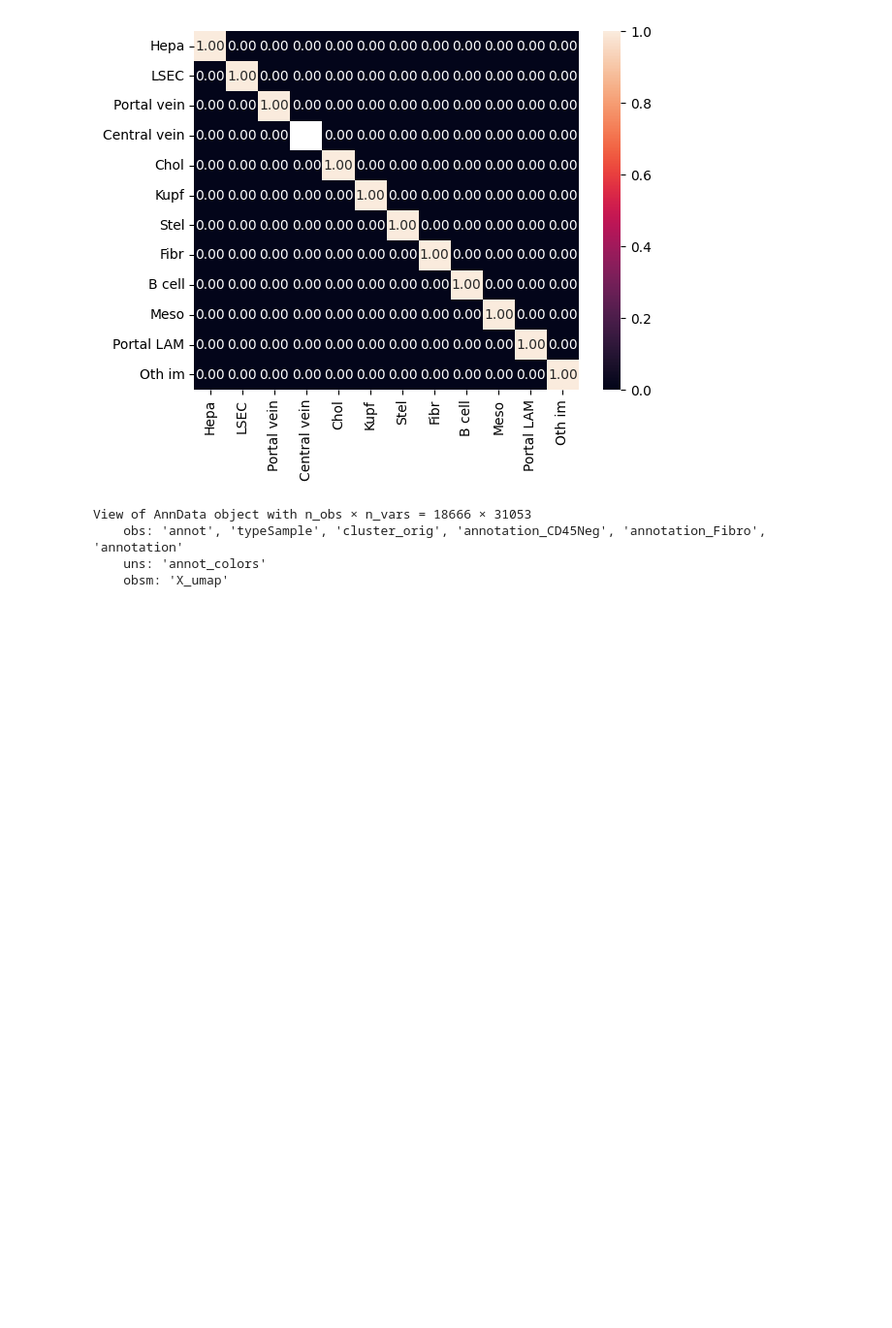
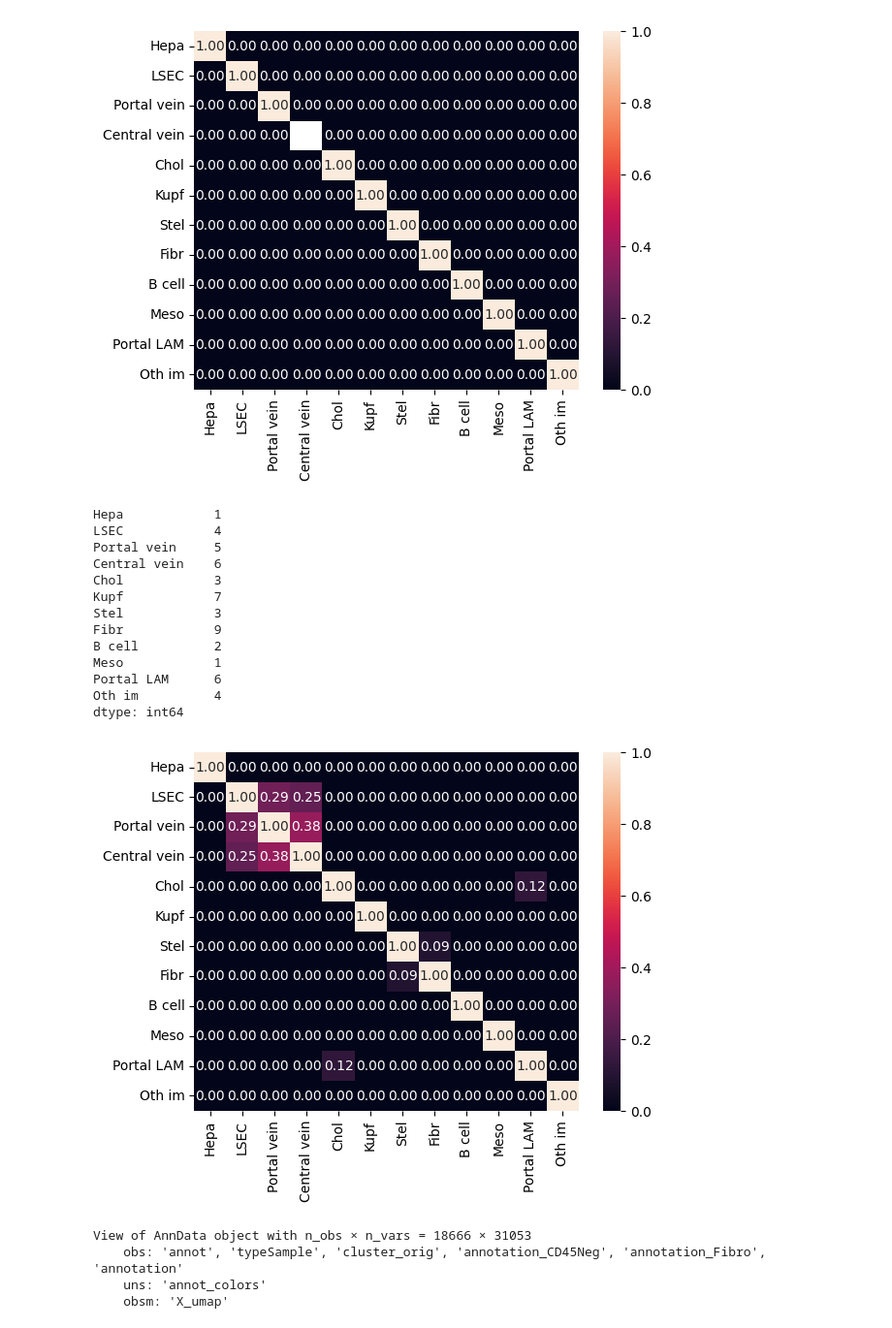
Before and after one commit to WoutVanhenden/Thesis, a Jupyter notebook: markers_annotation.ipynb, the cells around one changed output. Shown at 97% size. Drawn from its saved outputs; the diff is of its cells as text; code cells hidden in the pictures; blank space fills up the shorter version.

```diff
--- a/markers_annotation.ipynb
+++ b/markers_annotation.ipynb
@@ -182,3 +180,78 @@ dtype: float64
+# %%
+def add_DEGs_to_dict(dictionary, cell_type, sheet_name, path_mg):
+    markers = pd.read_excel(path_mg, sheet_name=sheet_name, index_col=0)
+    markers = markers.index.to_list()
+    for gene in markers:
+        if gene not in dictionary[cell_type]:
+            dictionary[cell_type].append(gene)
+# %%
+# create marker gene list based on DEGs Atlas
+cell_types = ['Hepa','LSEC','Portal vein','Central vein','Chol','Kupf','Stel','Fibr','B cell','Meso','Portal LAM','Oth im']
+atlas_ct_DEGs = {}
+for cell_type in cell_types:
+    atlas_ct_DEGs[cell_type] = []
+# liver_atlas_all
+add_DEGs_to_dict(atlas_ct_DEGs, 'Portal vein', 'Endothelial', "/home/wout/Documents/Thesis_lokaal/Mouse_Liver_Resolve_Data/top20_specific_markers_LCA/liver_atlas_all_top20_specific_marker_selection.xlsx")
+add_DEGs_to_dict(atlas_ct_DEGs, 'Central vein', 'Endothelial', "/home/wout/Documents/Thesis_lokaal/Mouse_Liver_Resolve_Data/top20_specific_markers_LCA/liver_atlas_all_top20_specific_marker_selection.xlsx")
+add_DEGs_to_dict(atlas_ct_DEGs, 'LSEC', 'Endothelial', "/home/wout/Documents/Thesis_lokaal/Mouse_Liver_Resolve_Data/top20_specific_markers_LCA/liver_atlas_all_top20_specific_marker_selection.xlsx")
+add_DEGs_to_dict(atlas_ct_DEGs, 'Fibr', 'Fibroblast', "/home/wout/Documents/Thesis_lokaal/Mouse_Liver_Resolve_Data/top20_specific_markers_LCA/liver_atlas_all_top20_specific_marker_selection.xlsx")
+add_DEGs_to_dict(atlas_ct_DEGs, 'Hepa', 'Hepatocyte', "/home/wout/Documents/Thesis_lokaal/Mouse_Liver_Resolve_Data/top20_specific_markers_LCA/liver_atlas_all_top20_specific_marker_selection.xlsx")
+add_DEGs_to_dict(atlas_ct_DEGs, 'Chol', 'Cholangiocyte', "/home/wout/Documents/Thesis_lokaal/Mouse_Liver_Resolve_Data/top20_specific_markers_LCA/liver_atlas_all_top20_specific_marker_selection.xlsx")
+add_DEGs_to_dict(atlas_ct_DEGs, 'Kupf', 'KC', "/home/wout/Documents/Thesis_lokaal/Mouse_Liver_Resolve_Data/top20_specific_markers_LCA/liver_atlas_all_top20_specific_marker_selection.xlsx")
+add_DEGs_to_dict(atlas_ct_DEGs, 'B cell', 'B cell', "/home/wout/Documents/Thesis_lokaal/Mouse_Liver_Resolve_Data/top20_specific_markers_LCA/liver_atlas_all_top20_specific_marker_selection.xlsx")
+# CD45-
+add_DEGs_to_dict(atlas_ct_DEGs, 'Hepa', 'Hepatocyte snRNA', "/home/wout/Documents/Thesis_lokaal/Mouse_Liver_Resolve_Data/top20_specific_markers_LCA/CD45neg_cells_top20_specific_marker_selection.xlsx")
+add_DEGs_to_dict(atlas_ct_DEGs, 'Hepa', 'Hepatocyte scRNA', "/home/wout/Documents/Thesis_lokaal/Mouse_Liver_Resolve_Data/top20_specific_markers_LCA/CD45neg_cells_top20_specific_marker_selection.xlsx")
+add_DEGs_to_dict(atlas_ct_DEGs, 'Chol', 'Cholangiocyte', "/home/wout/Documents/Thesis_lokaal/Mouse_Liver_Resolve_Data/top20_specific_markers_LCA/CD45neg_cells_top20_specific_marker_selection.xlsx")
+add_DEGs_to_dict(atlas_ct_DEGs, 'Stel', 'Stellate cell', "/home/wout/Documents/Thesis_lokaal/Mouse_Liver_Resolve_Data/top20_specific_markers_LCA/CD45neg_cells_top20_specific_marker_selection.xlsx")
+add_DEGs_to_dict(atlas_ct_DEGs, 'Fibr', 'Fibroblast', "/home/wout/Documents/Thesis_lokaal/Mouse_Liver_Resolve_Data/top20_specific_markers_LCA/CD45neg_cells_top20_specific_marker_selection.xlsx")
+add_DEGs_to_dict(atlas_ct_DEGs, 'Meso', 'Mesothelial cell', "/home/wout/Documents/Thesis_lokaal/Mouse_Liver_Resolve_Data/top20_specific_markers_LCA/CD45neg_cells_top20_specific_marker_selection.xlsx")
+add_DEGs_to_dict(atlas_ct_DEGs, 'Fibr', 'Capsule Fibroblast', "/home/wout/Documents/Thesis_lokaal/Mouse_Liver_Resolve_Data/top20_specific_markers_LCA/CD45neg_cells_top20_specific_marker_selection.xlsx")
+add_DEGs_to_dict(atlas_ct_DEGs, 'LSEC', 'LSEC', "/home/wout/Documents/Thesis_lokaal/Mouse_Liver_Resolve_Data/top20_specific_markers_LCA/CD45neg_cells_top20_specific_marker_selection.xlsx")
+add_DEGs_to_dict(atlas_ct_DEGs, 'Central vein', 'CV EC', "/home/wout/Documents/Thesis_lokaal/Mouse_Liver_Resolve_Data/top20_specific_markers_LCA/CD45neg_cells_top20_specific_marker_selection.xlsx")
+add_DEGs_to_dict(atlas_ct_DEGs, 'Portal vein', 'PV EC', "/home/wout/Documents/Thesis_lokaal/Mouse_Liver_Resolve_Data/top20_specific_markers_LCA/CD45neg_cells_top20_specific_marker_selection.xlsx")
+# lymphoid
+add_DEGs_to_dict(atlas_ct_DEGs, 'B cell', 'B cell', "/home/wout/Documents/Thesis_lokaal/Mouse_Liver_Resolve_Data/top20_specific_markers_LCA/lymphoid_cells_top20_specific_marker_selection.xlsx")
+# myeloid
+add_DEGs_to_dict(atlas_ct_DEGs, 'Kupf', 'KC', "/home/wout/Documents/Thesis_lokaal/Mouse_Liver_Resolve_Data/top20_specific_markers_LCA/myeloid_cells_top20_specific_marker_selection.xlsx")
+add_DEGs_to_dict(atlas_ct_DEGs, 'Portal LAM', 'BD LAM', "/home/wout/Documents/Thesis_lokaal/Mouse_Liver_Resolve_Data/top20_specific_markers_LCA/myeloid_cells_top20_specific_marker_selection.xlsx")
+# stromal
+### TODO!!!
+# manually add other immune cell markers
+oth_im_genes = ['Cd9','Itgb7','Spn','Itgax']
+for gene in oth_im_genes:
+    atlas_ct_DEGs['Oth im'].append(gene)
+# get all unique values in dictionary
+unique_values = []
+for key in atlas_ct_DEGs:
+    for value in atlas_ct_DEGs[key]:
+        if value not in unique_values:
+            unique_values.append(value)
+genes_overlap_Atlas = list(set(genes) & set(unique_values))
+# create dataframe with rows = unique_values, columns = cell types
+df_atlas_ct_DEGs = pd.DataFrame(index=genes_overlap_Atlas, columns=cell_types)
+# change NaN to 0
+df_atlas_ct_DEGs = df_atlas_ct_DEGs.fillna(0)
+for key in atlas_ct_DEGs:
+    key_overlap_genes = list(set(atlas_ct_DEGs[key]) & set(genes_overlap_Atlas))
+    df_atlas_ct_DEGs.loc[key_overlap_genes,key] = 1
+df_atlas_ct_DEGs.to_csv("/home/wout/Documents/Thesis_lokaal/Mouse_Liver_Resolve_Data/AtlasTop20_temp.csv")
+Jaccard_similarity_matrix("/home/wout/Documents/Thesis_lokaal/Mouse_Liver_Resolve_Data/AtlasTop20_temp.csv")
+# %% [output]
+Hepa            1
+LSEC            4
+Portal vein     5
+Central vein    6
+Chol            3
+Kupf            7
+Stel            3
+Fibr            9
+B cell          2
+Meso            1
+Portal LAM      6
+Oth im          4
+dtype: int64
+[figure, added]
 # %%
 ad_sc = sc.read('/home/wout/Documents/Thesis_lokaal/Data_to_create_liver_atlas/adataAtlasRESOLVE.h5ad')
 ad_sc=ad_sc[ad_sc.obs.typeSample=='nucSeq']
```
Also changed, not shown: parts of 1 cell of this notebook.
